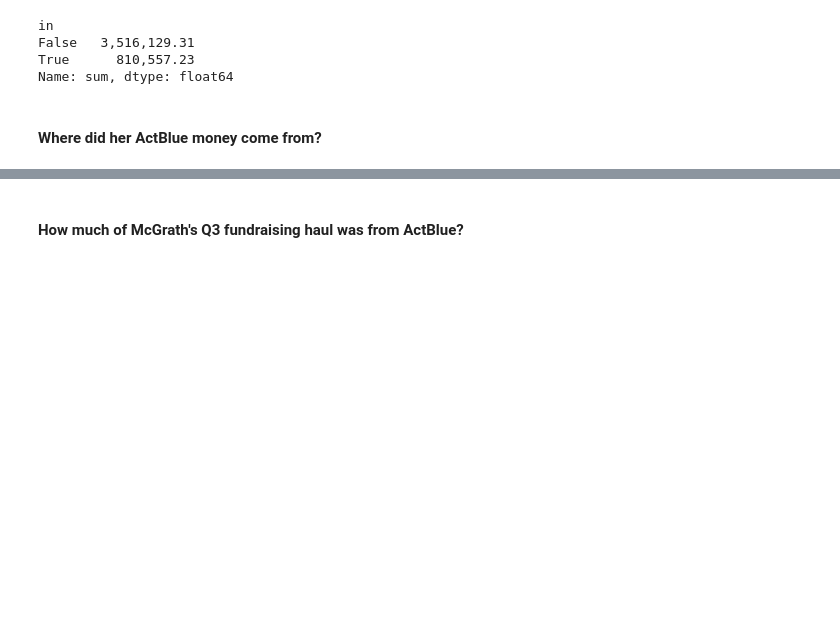
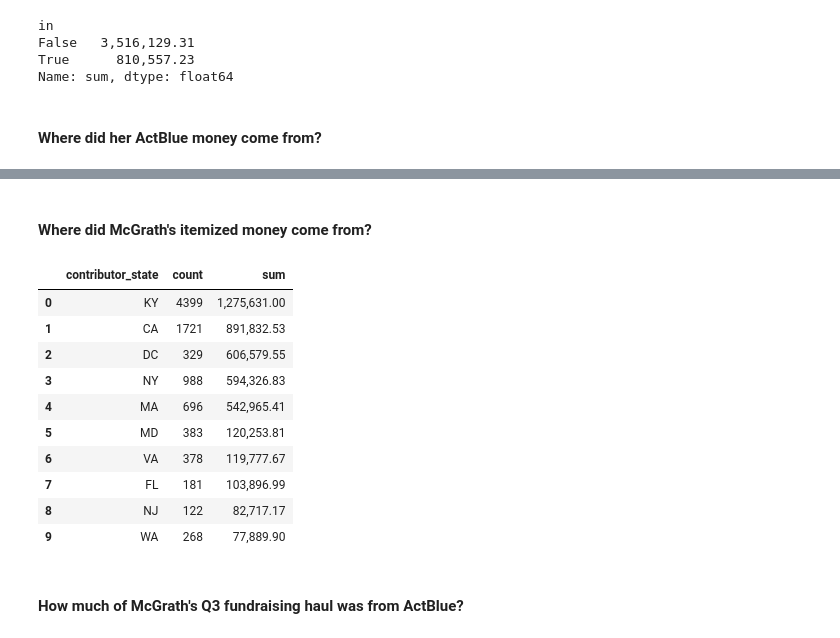
Before and after one commit to PublicI/actblue-analysis, a Jupyter notebook: analysis.ipynb, the cells around one changed output, grey strips where cells are left out. Saved outputs shown, nothing was run; the diff lists cells and outputs as text; code cells hidden in the pictures; blank space fills up the shorter version.

```diff
--- a/analysis.ipynb
+++ b/analysis.ipynb
@@ -1141,3 +1139,37 @@ actblue_states_mcgrath.sort_values(by='sum', ascending=False).head(10)
+# %% [markdown]
+#### Where did McGrath's itemized money come from?
+# %%
+mcgrath_itemized_states = read_or_save(
+    'mcgrath_itemized_states',
+    lambda: pd.read_sql("""
+    SELECT contributor_state,
+           count(*) AS COUNT,
+           sum(contribution_amount) AS SUM
+    FROM fec_contributions
+    JOIN fec_amended_filings USING (filing_id)
+    WHERE filer_committee_id_number = 'C00646745'
+      AND extract(YEAR
+                  FROM contribution_date) >= 2017
+      AND (memo_code IS NULL
+           OR memo_code != 'X')
+    GROUP BY contributor_state
+    ORDER BY SUM DESC
+    """, con=conn)
+)
+
+mcgrath_itemized_states.sort_values(by='sum',ascending=False).head(10)
+# %% [output]
+|  | contributor_state | count | sum |
+| 0 | KY | 4399 | 1,275,631.00 |
+| 1 | CA | 1721 | 891,832.53 |
+| 2 | DC | 329 | 606,579.55 |
+| 3 | NY | 988 | 594,326.83 |
+| 4 | MA | 696 | 542,965.41 |
+| 5 | MD | 383 | 120,253.81 |
+| 6 | VA | 378 | 119,777.67 |
+| 7 | FL | 181 | 103,896.99 |
+| 8 | NJ | 122 | 82,717.17 |
+| 9 | WA | 268 | 77,889.90 |
 # %% [markdown]
 #### How much of McGrath's Q3 fundraising haul was from ActBlue?
 # %%
```
Also changed, not shown: parts of 31 cells of this notebook, 37 other files.
